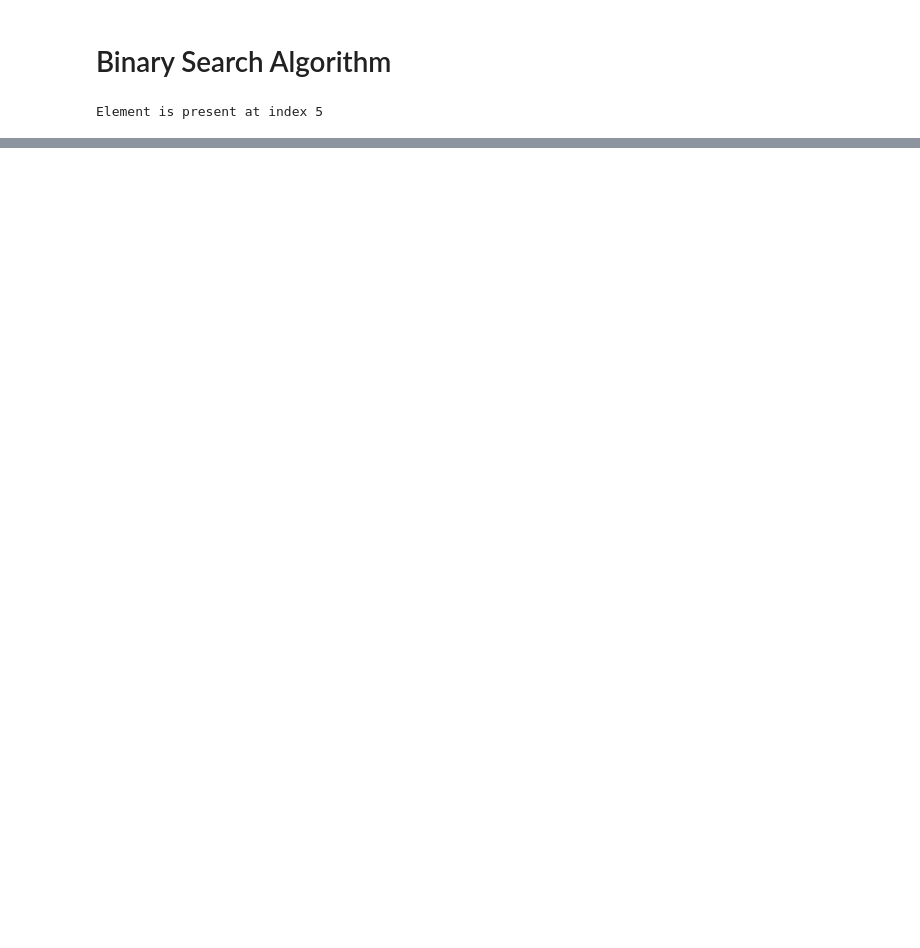
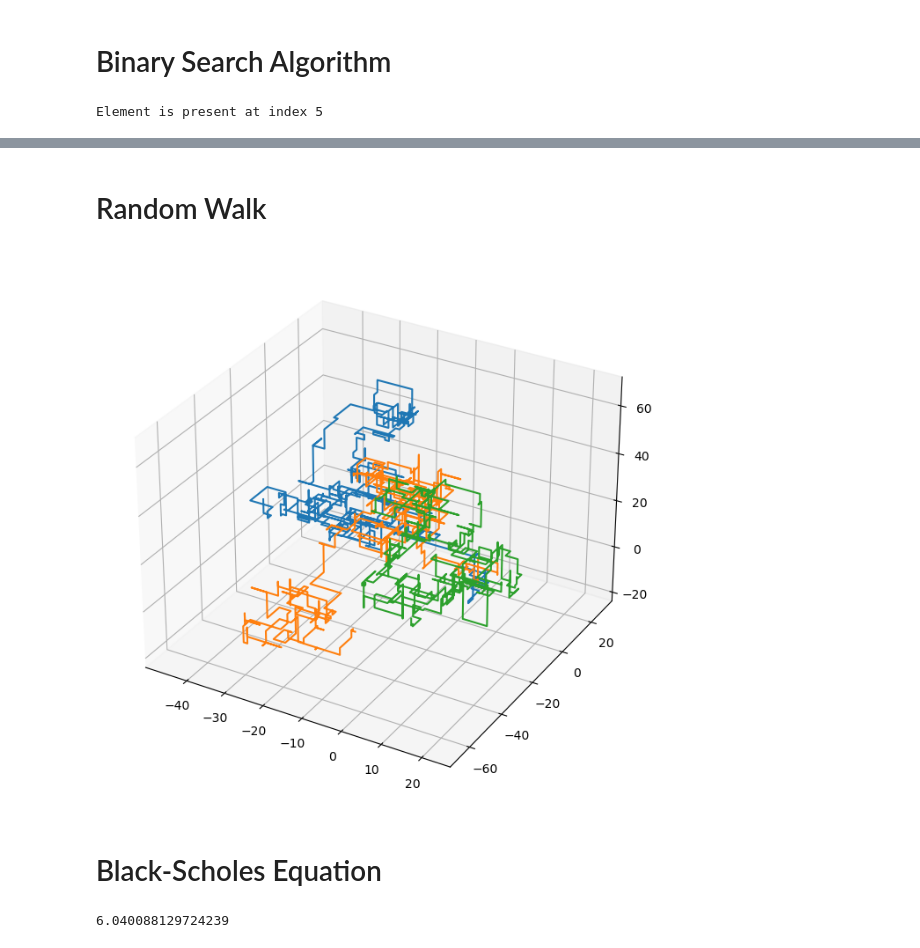
Before and after one commit to MinwooKim1990/Dictionary, a Jupyter notebook: Python_Math_Dic.ipynb, the cells around one changed output, grey strips where cells are left out. Cells and saved outputs as stored; diff of their text form; code cells hidden in the pictures; blank space fills up the shorter version.

```diff
--- a/Python_Math_Dic.ipynb
+++ b/Python_Math_Dic.ipynb
@@ -75,0 +414,57 @@ Element is present at index 5
+# %% [markdown]
+# Random Walk
+# %%
+import matplotlib.pyplot as plt
+import numpy as np
+num_walks = 3 # Set up the parameters
+num_steps = 500
+step_size = 1
+start_positions = [[0, 0, 0], [1, 1, 1], [2, -1, 3]] # Define the starting positions for each walker
+walks = [] # Generate the random walks
+for i in range(num_walks):
+    x, y, z = start_positions[i]
+    walk = [[x], [y], [z]]
+    for j in range(num_steps):
+        step = step_size * np.random.normal(0, 4, 1).astype(int)[0]
+        xyz=np.random.randint(0,3)
+        if xyz == 0:
+            x+=step
+        elif xyz == 1:
+            y+=step
+        else :
+            z+=step
+        walk[0].append(x)
+        walk[1].append(y)
+        walk[2].append(z)
+    walks.append(walk)
+fig = plt.figure(figsize=(8, 8)) # Plot the random walks
+ax = fig.add_subplot(111, projection='3d')
+for i in range(num_walks):
+    x, y, z = walks[i]
+    ax.plot(x, y, z)
+plt.show()
+# %% [output]
+[figure, added]
+# %% [markdown]
+# Black-Scholes Equation
+# %%
+import numpy as np
+from scipy.stats import norm
+def black_scholes(S, K, T, r, sigma, option_type):
+    d1 = (np.log(S/K) + (r + 0.5*sigma**2)*T) / (sigma*np.sqrt(T))
+    d2 = d1 - sigma*np.sqrt(T)
+    if option_type == 'call':
+        price = S*norm.cdf(d1) - K*np.exp(-r*T)*norm.cdf(d2)
+    elif option_type == 'put':
+        price = K*np.exp(-r*T)*norm.cdf(-d2) - S*norm.cdf(-d1)
+    return price
+S = 100   # current stock price
+K = 110   # strike price
+T = 1     # time to maturity (in years)
+r = 0.05  # risk-free interest rate
+sigma = 0.2  # volatility
+option_type = 'call'  # type of option ('call' or 'put')
+price = black_scholes(S, K, T, r, sigma, option_type)
+print(price)  # print the option price
+# %% [output]
+6.040088129724239
```
Also changed, not shown: parts of 17 cells of this notebook.
